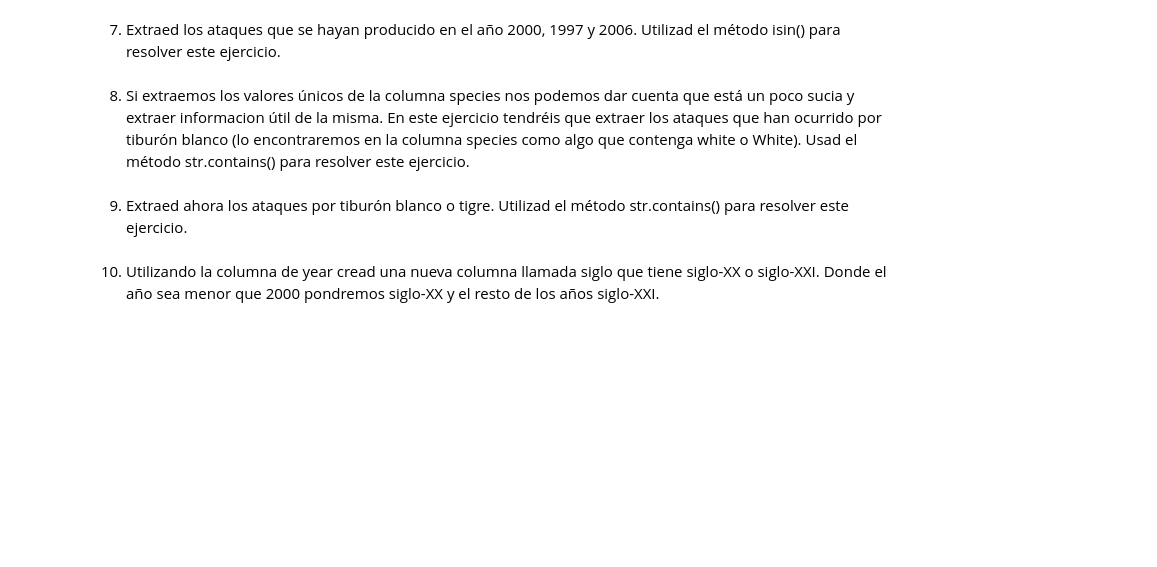
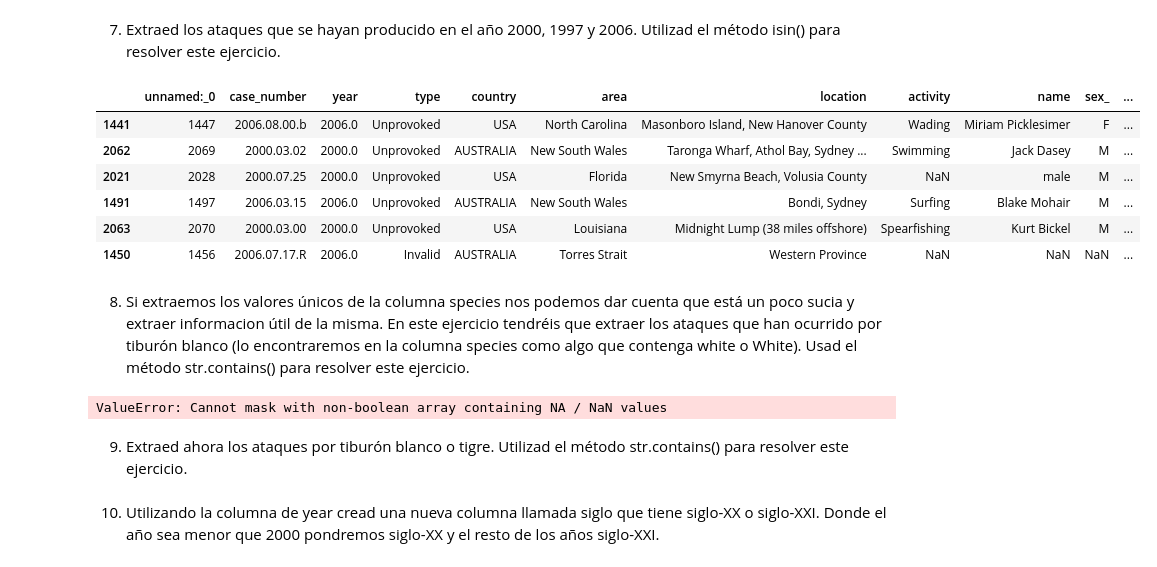
Before and after one commit to Adalab/DA-promo-A-module-2-pairprog-1-pair-1-Tatiana_Lara, a Jupyter notebook: PANDAS/4_Pandas/4_pandas4.ipynb, the cells around one changed output. Cells and saved outputs as stored; diff of their text form; code cells hidden in the pictures; blank space fills up the shorter version.

```diff
--- a/PANDAS/PANDAS/4_Pandas/4_pandas4.ipynb
+++ b/PANDAS/4_Pandas/4_pandas4.ipynb
@@ -132,11 +139,32 @@ attacks_on_women.head()
 # %% [markdown]
 7. Extraed los ataques que se hayan producido en el año 2000, 1997 y 2006. Utilizad el método isin() para resolver este ejercicio.
+# %%
+_2000_97_06 = df[df["year"].isin([2000, 1997, 2006])]
+
+_2000_97_06.sample(6)
+# %% [output]
+|  | unnamed:_0 | case_number | year | type | country | area | location | activity | name | sex_ | ... |
+| 1441 | 1447 | 2006.08.00.b | 2006.0 | Unprovoked | USA | North Carolina | Masonboro Island, New Hanover County | Wading | Miriam Picklesimer | F | ... |
+| 2062 | 2069 | 2000.03.02 | 2000.0 | Unprovoked | AUSTRALIA | New South Wales | Taronga Wharf, Athol Bay, Sydney ... | Swimming | Jack Dasey | M | ... |
+| 2021 | 2028 | 2000.07.25 | 2000.0 | Unprovoked | USA | Florida | New Smyrna Beach, Volusia County | NaN | male | M | ... |
+| 1491 | 1497 | 2006.03.15 | 2006.0 | Unprovoked | AUSTRALIA | New South Wales | Bondi, Sydney | Surfing | Blake Mohair | M | ... |
+| 2063 | 2070 | 2000.03.00 | 2000.0 | Unprovoked | USA | Louisiana | Midnight Lump (38 miles offshore) | Spearfishing | Kurt Bickel | M | ... |
+| 1450 | 1456 | 2006.07.17.R | 2006.0 | Invalid | AUSTRALIA | Torres Strait | Western Province | NaN | NaN | NaN | ... |
 # %% [markdown]
 8. Si extraemos los valores únicos de la columna species nos podemos dar cuenta que está un poco sucia y extraer informacion útil de la misma. En este ejercicio tendréis que extraer los ataques que han ocurrido por tiburón blanco (lo encontraremos en la columna species como algo que contenga white o White). Usad el método str.contains() para resolver este ejercicio.
+# %%
+patron = "White"
+
+white_shark_attacks = df[df["species_"].str.contains(patron, regex= True)]
+white_shark_attacks
+
+#Problema con NaN
+# %% [output]
+ValueError: Cannot mask with non-boolean array containing NA / NaN values
+# %% [markdown]
+9. Extraed ahora los ataques por tiburón blanco o tigre. Utilizad el método str.contains() para resolver este ejercicio.
 # %%
 patron = "W|w[hite]|T|t[iger]"
-# %% [markdown]
-9. Extraed ahora los ataques por tiburón blanco o tigre. Utilizad el método str.contains() para resolver este ejercicio.
 # %% [markdown]
 10. Utilizando la columna de year cread una nueva columna llamada siglo que tiene siglo-XX o siglo-XXI. Donde el año sea menor que 2000 pondremos siglo-XX y el resto de los años siglo-XXI.
 # %%
```
Also changed, not shown: parts of 4 cells of this notebook, 25 other files.
